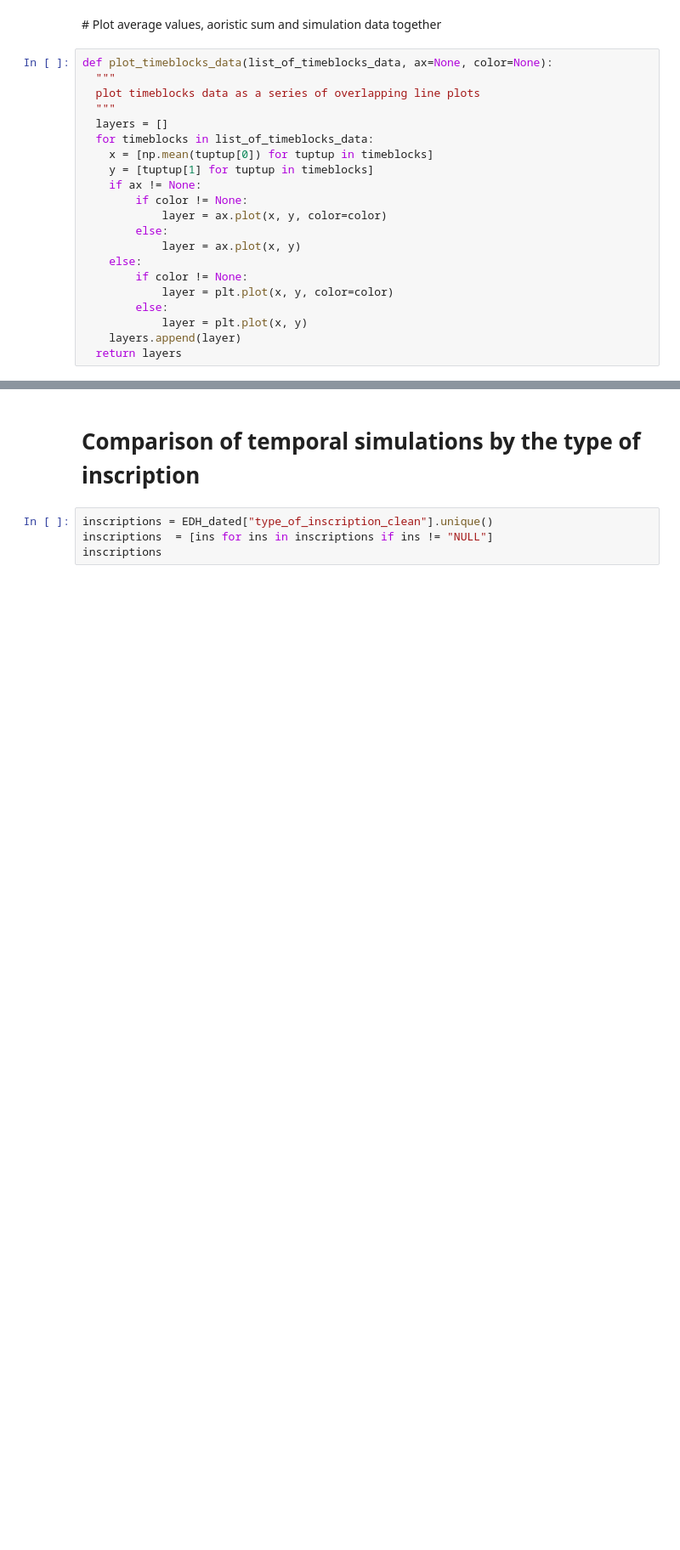
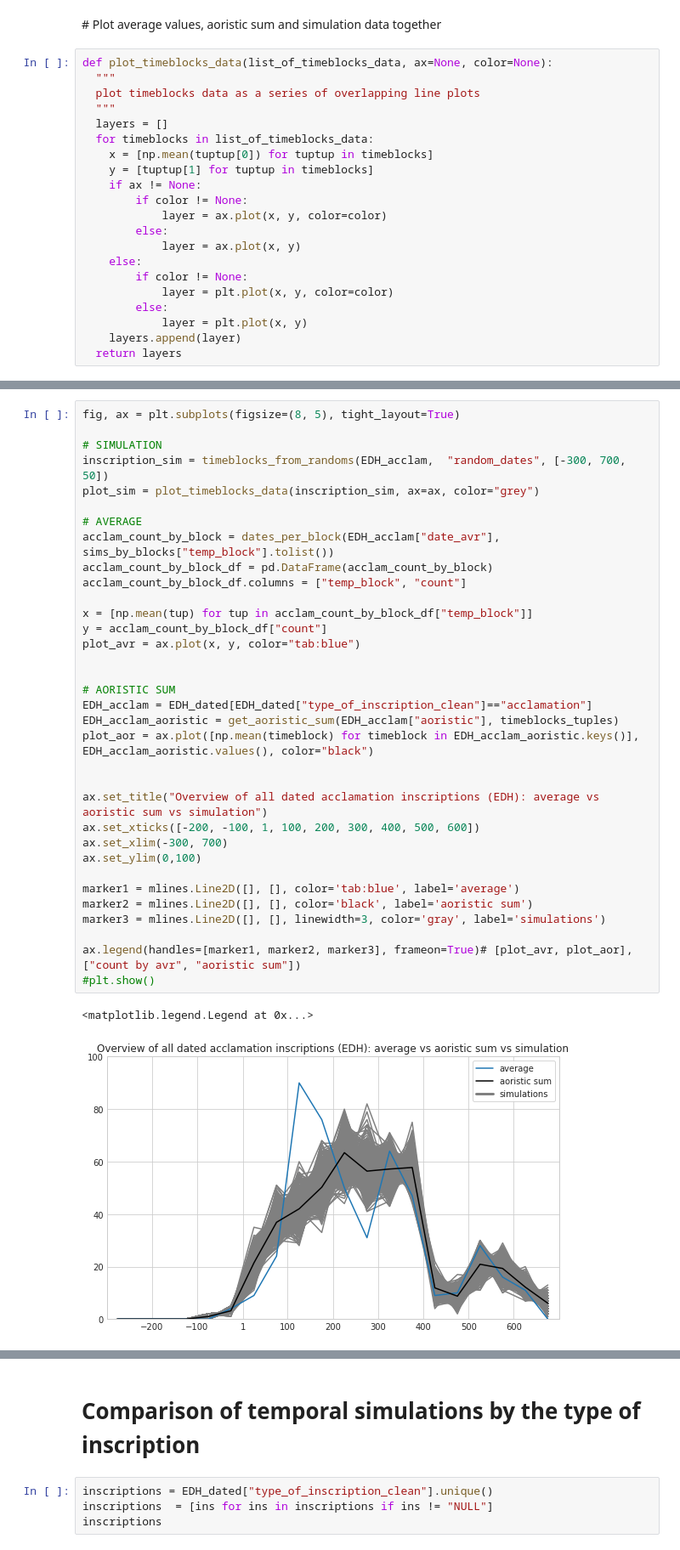
Before and after one commit to sdam-au/EDH_exploration, a Jupyter notebook: scripts/Py_EDH_TEMPORAL_EXPLORATION.ipynb, the cells around one changed output, grey strips where cells are left out. Shown at 85% size. Saved outputs shown, nothing was run; the diff lists cells and outputs as text; blank space fills up the shorter version.

```diff
--- a/scripts/Py_EDH_TEMPORAL_EXPLORATION.ipynb
+++ b/scripts/Py_EDH_TEMPORAL_EXPLORATION.ipynb
@@ -564,0 +686,37 @@ Your <class 'matplotlib.figure.Figure'> object has been succefully written as "h
+# %%
+fig, ax = plt.subplots(figsize=(8, 5), tight_layout=True)
+
+# SIMULATION
+inscription_sim = timeblocks_from_randoms(EDH_acclam,  "random_dates", [-300, 700, 50])
+plot_sim = plot_timeblocks_data(inscription_sim, ax=ax, color="grey")
+
+# AVERAGE
+acclam_count_by_block = dates_per_block(EDH_acclam["date_avr"], sims_by_blocks["temp_block"].tolist())
+acclam_count_by_block_df = pd.DataFrame(acclam_count_by_block)
+acclam_count_by_block_df.columns = ["temp_block", "count"]
+
+x = [np.mean(tup) for tup in acclam_count_by_block_df["temp_block"]]
+y = acclam_count_by_block_df["count"]
+plot_avr = ax.plot(x, y, color="tab:blue")
+
+
+# AORISTIC SUM
+EDH_acclam = EDH_dated[EDH_dated["type_of_inscription_clean"]=="acclamation"]
+EDH_acclam_aoristic = get_aoristic_sum(EDH_acclam["aoristic"], timeblocks_tuples)
+plot_aor = ax.plot([np.mean(timeblock) for timeblock in EDH_acclam_aoristic.keys()], EDH_acclam_aoristic.values(), color="black")
+
+
+ax.set_title("Overview of all dated acclamation inscriptions (EDH): average vs aoristic sum vs simulation")
+ax.set_xticks([-200, -100, 1, 100, 200, 300, 400, 500, 600])
+ax.set_xlim(-300, 700)
+ax.set_ylim(0,100)
+
+marker1 = mlines.Line2D([], [], color='tab:blue', label='average')
+marker2 = mlines.Line2D([], [], color='black', label='aoristic sum')
+marker3 = mlines.Line2D([], [], linewidth=3, color='gray', label='simulations')
+
+ax.legend(handles=[marker1, marker2, marker3], frameon=True)# [plot_avr, plot_aor], ["count by avr", "aoristic sum"])
+#plt.show()
+# %% [output]
+<matplotlib.legend.Legend at 0x...>
+[figure, added]
```
Also changed, not shown: parts of 60 cells of this notebook.
